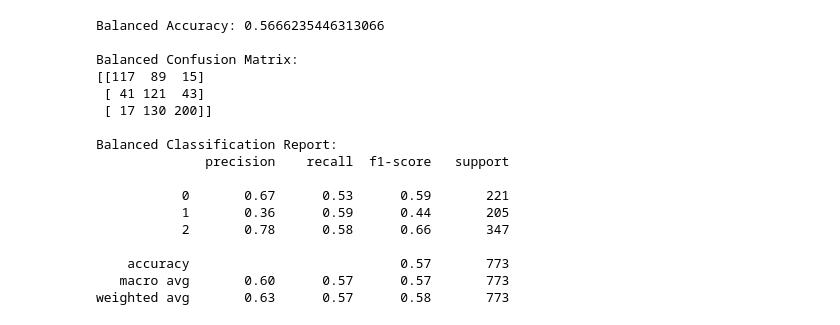
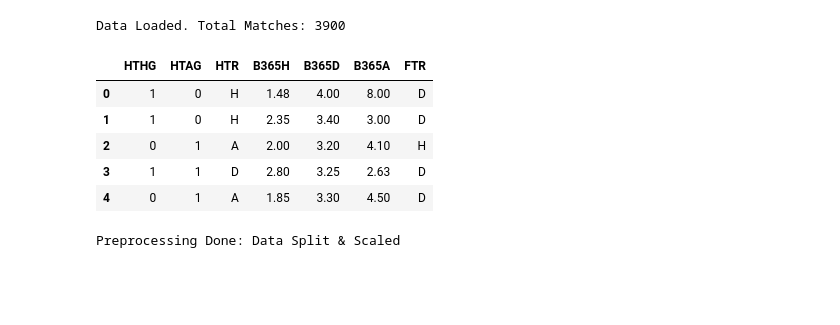
Before and after one commit to GannaSaad/machine-intelligence-project, a Jupyter notebook: logistic_regression_model.ipynb, the cells around one changed output. Saved outputs shown, nothing was run; the diff lists cells and outputs as text; code cells hidden in the pictures; blank space fills up the shorter version.

Commit message:
Add Logistic Regression Notebook

```diff
--- a/logistic_regression_model.ipynb
+++ b/logistic_regression_model.ipynb
@@ -84,35 +14,45 @@ weighted avg       0.44      0.58      0.48       773
-# %%
-model_balanced = LogisticRegression(
-    max_iter=2000,
-    class_weight="balanced"
-)
-
-model_balanced.fit(X_train, y_train)
-
-y_pred_bal = model_balanced.predict(X_test)
-
-print("\nBalanced Accuracy:", accuracy_score(y_test, y_pred_bal))
-
-print("\nBalanced Confusion Matrix:")
-print(confusion_matrix(y_test, y_pred_bal))
-
-print("\nBalanced Classification Report:")
-print(classification_report(y_test, y_pred_bal))
-# %% [output]
-Balanced Accuracy: 0.5666235446313066
-
-Balanced Confusion Matrix:
-[[117  89  15]
- [ 41 121  43]
- [ 17 130 200]]
-
-Balanced Classification Report:
-              precision    recall  f1-score   support
-
-           0       0.67      0.53      0.59       221
-           1       0.36      0.59      0.44       205
-           2       0.78      0.58      0.66       347
-
-    accuracy                           0.57       773
-   macro avg       0.60      0.57      0.57       773
-weighted avg       0.63      0.57      0.58       773
+# %%
+# Load data
+df = pd.read_csv('combined_data.csv')
+
+# FIX: Strip whitespace mn el-columns (Dah el-hy7el el-KeyError)
+df.columns = df.columns.str.strip()
+
+# Features Selection: stats el-shout el-awal + odds
+features = ['HTHG', 'HTAG', 'HTR', 'B365H', 'B365D', 'B365A']
+target = 'FTR'
+
+# Drop missing values
+df_clean = df[features + [target]].dropna()
+
+print(f"Data Loaded. Total Matches: {len(df_clean)}")
+df_clean.head()
+# %% [output]
+Data Loaded. Total Matches: 3900
+|  | HTHG | HTAG | HTR | B365H | B365D | B365A | FTR |
+| 0 | 1 | 0 | H | 1.48 | 4.00 | 8.00 | D |
+| 1 | 1 | 0 | H | 2.35 | 3.40 | 3.00 | D |
+| 2 | 0 | 1 | A | 2.00 | 3.20 | 4.10 | H |
+| 3 | 1 | 1 | D | 2.80 | 3.25 | 2.63 | D |
+| 4 | 0 | 1 | A | 1.85 | 3.30 | 4.50 | D |
+# %%
+# Encoding results (A, D, H -> 0, 1, 2)
+le_htr = LabelEncoder()
+df_clean['HTR'] = le_htr.fit_transform(df_clean['HTR'])
+
+le_ftr = LabelEncoder()
+df_clean['FTR'] = le_ftr.fit_transform(df_clean['FTR'])
+
+# Split Data
+X = df_clean[features]
+y = df_clean[target]
+X_train, X_test, y_train, y_test = train_test_split(X, y, test_size=0.2, random_state=42)
+
+# Scaling
+scaler = StandardScaler()
+X_train_scaled = scaler.fit_transform(X_train)
+X_test_scaled = scaler.transform(X_test)
+
+print("Preprocessing Done: Data Split & Scaled")
+# %% [output]
+Preprocessing Done: Data Split & Scaled
```
Also changed, not shown: parts of 12 cells of this notebook, 1 other file.
